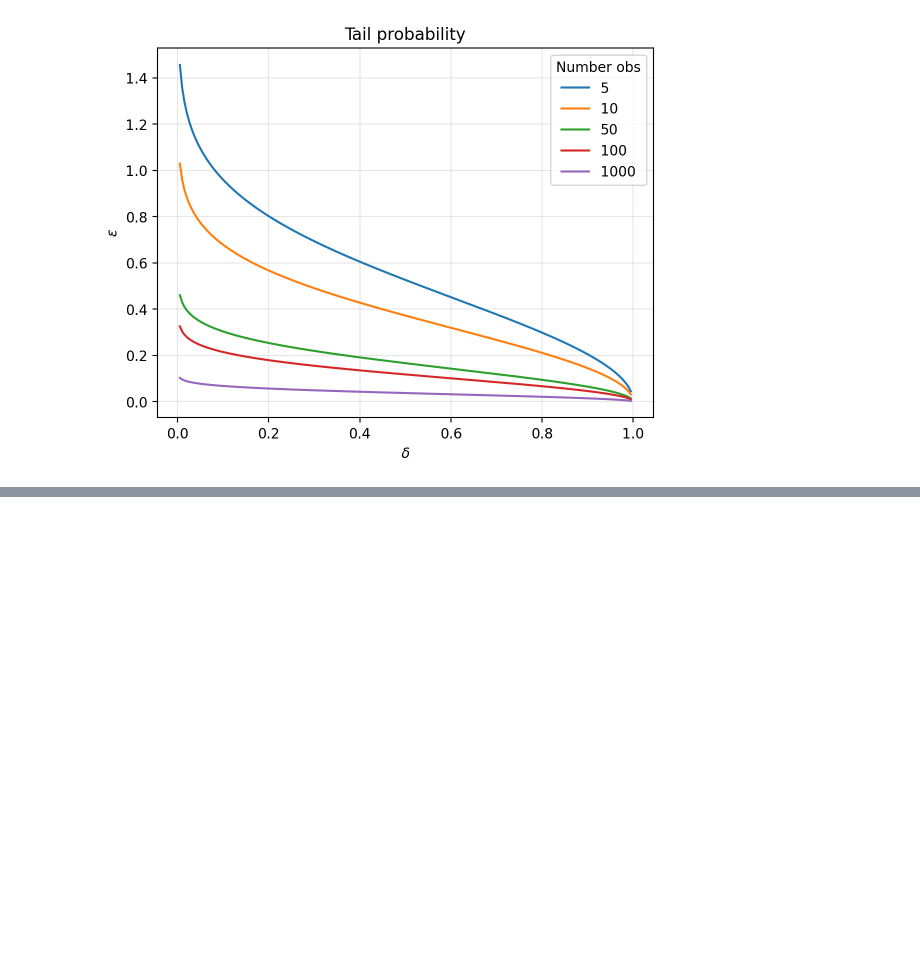
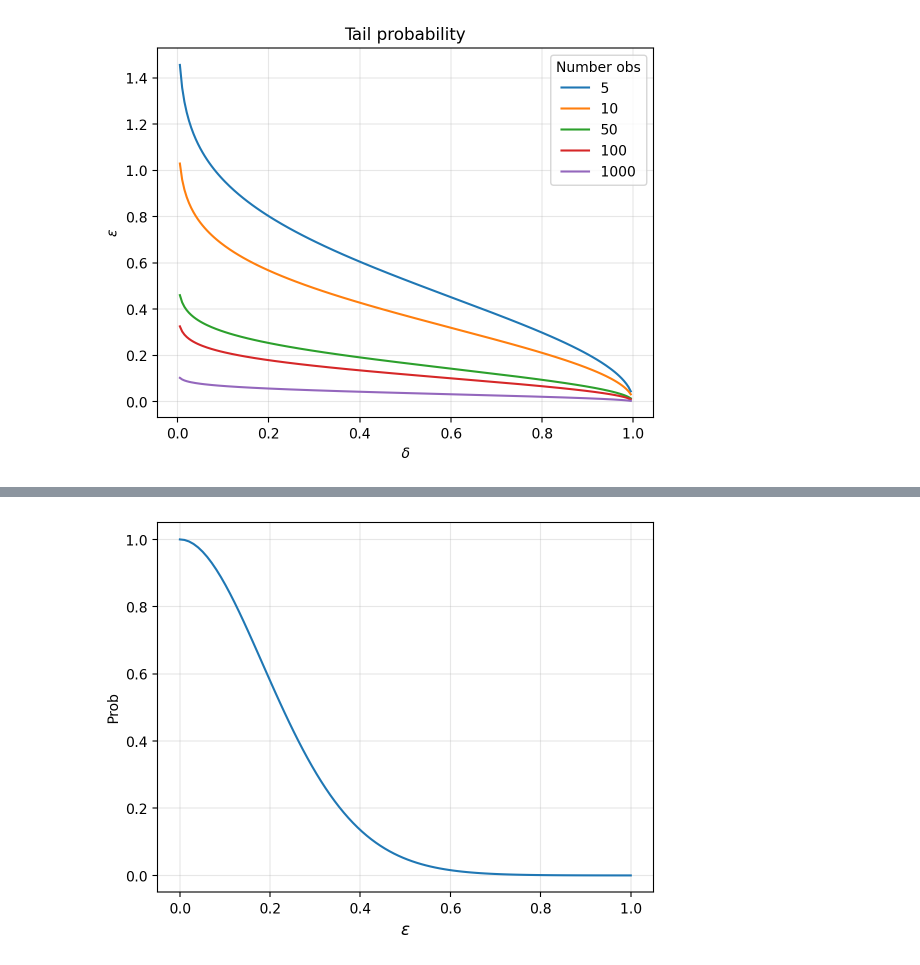
Before and after one commit to gerdm/misc, a Jupyter notebook: 2023-09/sub-gaussian-tail-probs.ipynb, the cells around one changed output, grey strips where cells are left out. Saved outputs shown, nothing was run; the diff lists cells and outputs as text; code cells hidden in the pictures; blank space fills up the shorter version.

```diff
--- a/2023-09/sub-gaussian-tail-probs.ipynb
+++ b/2023-09/sub-gaussian-tail-probs.ipynb
@@ -53,0 +70,7 @@ for mu in mu_vals:
+# %%
+# Theoretical
+mu = 0.3
+N = 100
+
+eps_vals = np.linspace(0, 1, 100)
+ubound_vals = np.exp(-N * mu * eps_vals ** 2 / (2 + eps_vals))
@@ -53,0 +95,7 @@ for mu in mu_vals:
+# %%
+plt.plot(eps_vals, ubound_vals)
+plt.xlabel(r"$\epsilon$", fontsize=12)
+plt.ylabel("Prob")
+plt.grid(alpha=0.3)
+# %% [output]
+[figure, added]
```
Also changed, not shown: parts of 4 cells of this notebook.
